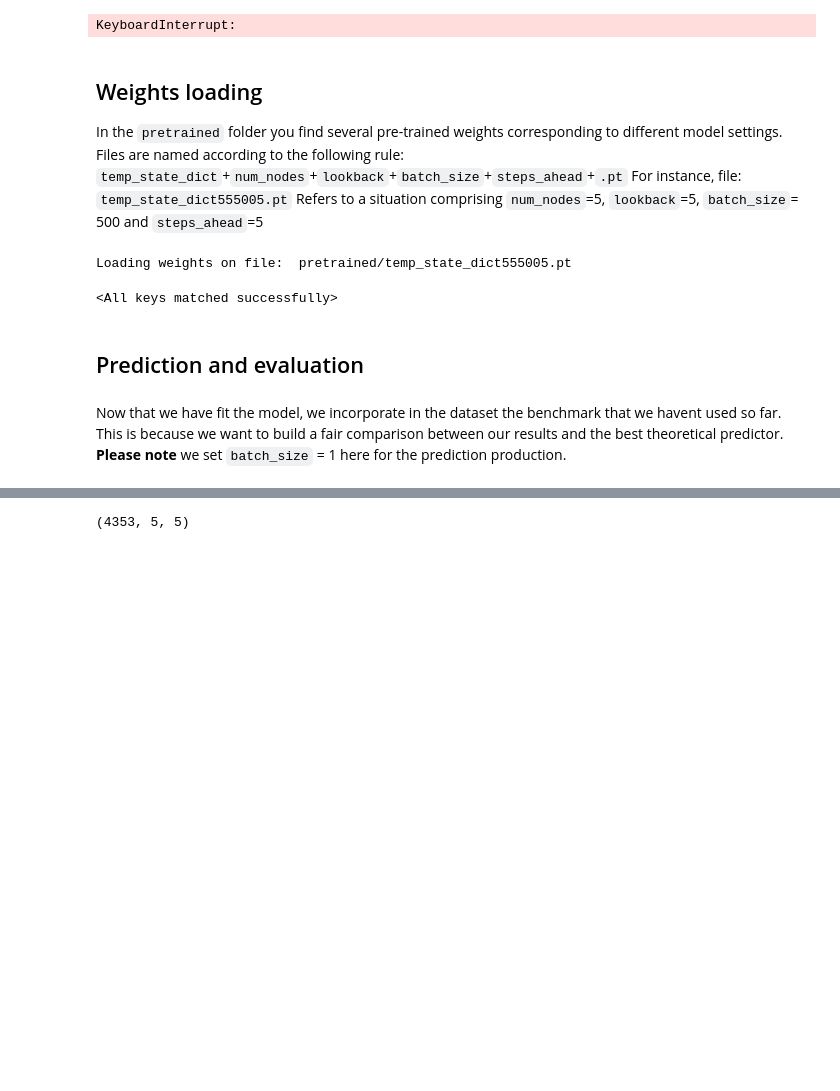
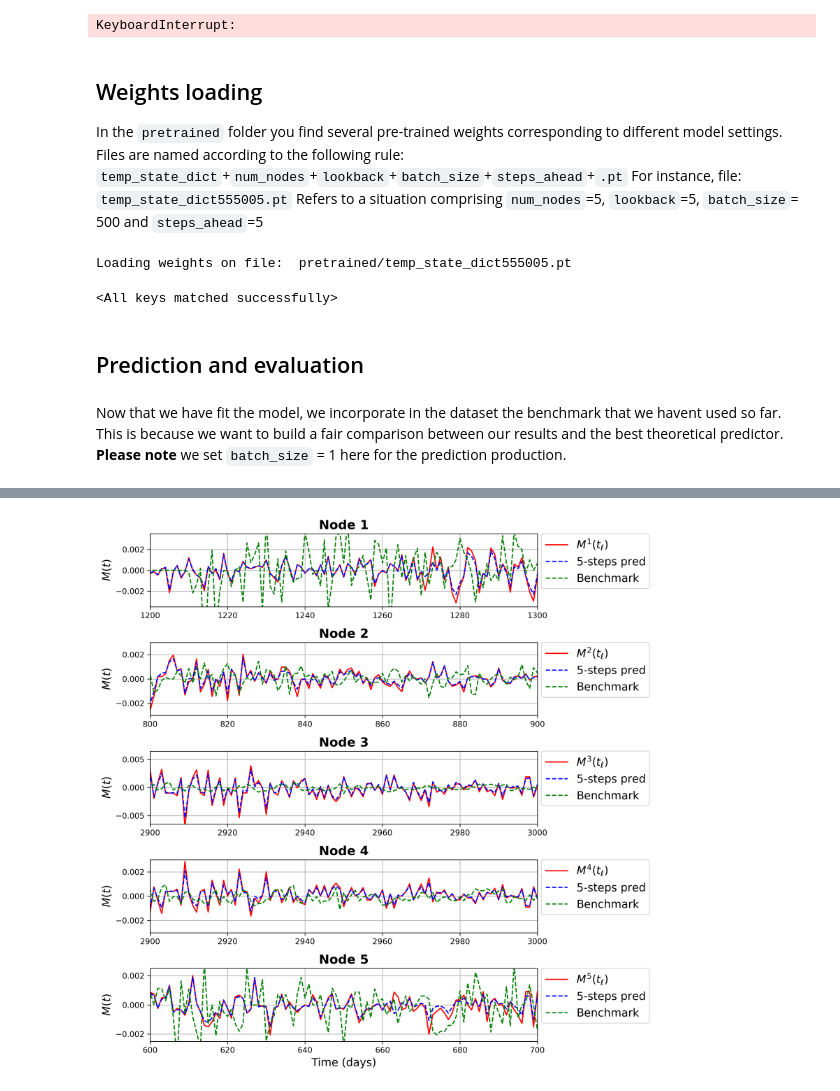
Before and after one commit to matteocitterio/Generative-models-for-financial-networks, a Jupyter notebook: Definitive/NodeRegression/main.ipynb, the cells around one changed output, grey strips where cells are left out. Cells and saved outputs as stored; diff of their text form; code cells hidden in the pictures; blank space fills up the shorter version.

```diff
--- a/Definitive/NodeRegression/main.ipynb
+++ b/Definitive/NodeRegression/main.ipynb
@@ -376,14 +386,11 @@ def graph_predictions(args, model, loader, gc_loader):
 
             pred = model.lstm.forward_pred(Contract_batch, intensity_embedding.reshape(Contract_batch.shape[0], Contract_batch.shape[2], intensity_embedding.shape[1]), r_batch ).squeeze(0).cpu()
 
-            print('pred.shape: ', pred.shape)
-            print('y_margin_pred.shape', y_margin_preds[i_sample].shape)
             # FOCUS ON FIXED LEG
             y_margin_preds[i_sample] = pred
             y_margin_trues[i_sample]  = y_margin_batch.squeeze(0).cpu()
             y_bench[i_sample] = bench_batch.squeeze(0).cpu()
             i_sample +=1
-            break
 
     return y_margin_trues.numpy(), y_margin_preds.numpy(), y_bench.numpy()
 # %%
@@ -394,3 +398,72 @@ y_margin_pred.shape torch.Size([5, 5])
 # %%
+#Plot predictions (train)
+plt.figure(figsize=(10,10), dpi=300)
+
+plt.subplot(5,1,1)
+plt.title('Node 1', fontsize=16, fontweight='bold')
+plt.plot(labels_test[4:,0,0], 'r-', label='$M^1(t_{\ell})$')
+plt.plot(preds_test[:,0,4], 'b--', label='$5$-steps pred')
+plt.plot(bench_test[:,0,4],'g--', label='Benchmark')
+
+plt.xlim(1200,1300)
+plt.ylim(-0.0035,0.0035)
+plt.grid()
+plt.legend(fontsize=14,loc=(1.01,.25))
+#plt.xlabel('Time (days)', fontsize=14)
+plt.ylabel('$M(t)$', fontsize=14)
+
+plt.subplot(5,1,2)
+plt.title('Node 2', fontsize=16, fontweight='bold')
+plt.plot(labels_test[4:,1,0], 'r-', label='$M^2(t_{\ell})$')
+plt.plot(preds_test[:,1,4], 'b--', label='$5$-steps pred')
+plt.plot(bench_test[:,1,4],'g--', label='Benchmark')
+plt.xlim(800,900)
+plt.ylim(-0.003,+0.003)
+plt.grid()
+plt.legend(fontsize=14,loc=(1.01,.25))
+#plt.xlabel('Time (days)', fontsize=14)
+plt.ylabel('$M(t)$', fontsize=14)
+
+plt.subplot(5,1,3)
+plt.title('Node 3', fontsize=16, fontweight='bold')
+plt.plot(labels_test[4:,2,0], 'r-', label='$M^3(t_{\ell})$')
+plt.plot(preds_test[:,2,4], 'b--', label='$5$-steps pred')
+plt.plot(bench_test[:,2,4],'g--', label='Benchmark')
+plt.xlim(2900,3000)
+plt.ylim(-0.0065,+0.0065)
+plt.grid()
+plt.legend(fontsize=14, loc=(1.01,.25))
+#plt.xlabel('Time (days)', fontsize=14)
+plt.ylabel('$M(t)$', fontsize=14)
+
+plt.subplot(5,1,4)
+plt.title('Node 4', fontsize=16, fontweight='bold')
+plt.plot(labels_test[4:,3,0], 'r-', label='$M^4(t_{\ell})$')
+plt.plot(preds_test[:,3,4], 'b--', label='$5$-steps pred')
+plt.plot(bench_test[:,3,4],'g--', label='Benchmark')
+plt.xlim(2900,3000)
+plt.ylim(-0.003,+0.003)
+plt.grid()
+plt.legend(fontsize=14,loc=(1.01,.25))
+#plt.xlabel('Time (days)', fontsize=14)
+plt.ylabel('$M(t)$', fontsize=14)
+
+plt.subplot(5,1,5)
+plt.title('Node 5', fontsize=16, fontweight='bold')
+plt.plot(labels_test[4:,4,0], 'r-', label='$M^5(t_{\ell})$')
+plt.plot(preds_test[:,4,4], 'b--', label='$5$-steps pred')
+plt.plot(bench_test[:,4,4],'g--', label='Benchmark')
+plt.xlim(600,700)
+plt.ylim(-0.0025,+0.0025)
+plt.grid()
+plt.legend(fontsize=14, loc=(1.01,.25))
+plt.xlabel('Time (days)', fontsize=14)
+plt.ylabel('$M(t)$', fontsize=14)
+
+plt.tight_layout()
+
+plt.savefig('5_nodes_5_steps.pdf')
+
+plt.show()
 # %% [output]
-(4353, 5, 5)
+[figure, added]
```
Also changed, not shown: parts of 6 cells of this notebook, 9 other files.
